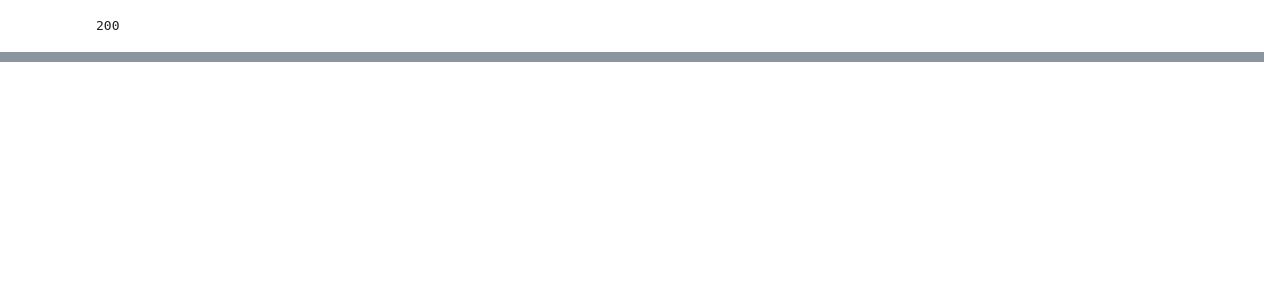
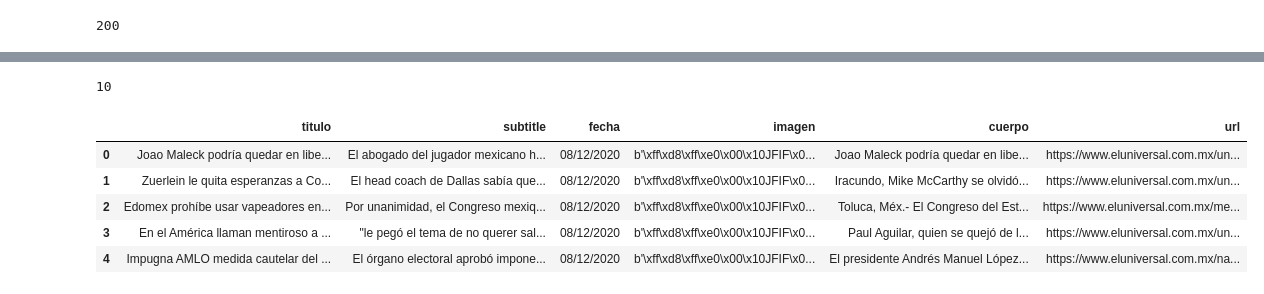
Before and after one commit to Vesino/Scraper-p12, a Jupyter notebook: Universal.ipynb, the cells around one changed output, grey strips where cells are left out. Drawn from its saved outputs; the diff is of its cells as text; code cells hidden in the pictures; blank space fills up the shorter version.

Commit message:
Terminado el scraper para el universal con información de las noticias en la secion MxM

```diff
--- a/Universal.ipynb
+++ b/Universal.ipynb
@@ -209,7 +216,7 @@ def obtener_info_nota(soup_nota):
         image_url = image.get('src')
         try:
             image_url_request = requests.get(image_url)
-            if image_url_request == 200:
+            if image_url_request.status_code == 200:
                 ret_dict['imagen'] = image_url_request.content
             else:
                 ret_dict['imagen'] = None
@@ -258,0 +291,5 @@ scrape_nota(url1_nota)
+# %%
+data = []
+for i, nota in enumerate(article_a_href):
+    print(f'Scrapeando la nota {i}/{len(article_a_href)}')
+    data.append(scrape_nota(nota))
@@ -258,0 +307,4 @@ scrape_nota(url1_nota)
+# %%
+len(data)
+# %% [output]
+10
@@ -258,0 +313,10 @@ scrape_nota(url1_nota)
+# %%
+df = pd.DataFrame(data)
+df.head()
+# %% [output]
+|  | titulo | subtitle | fecha | imagen | cuerpo | url |
+| 0 | Joao Maleck podría quedar en libe... | El abogado del jugador mexicano h... | 08/12/2020 | b'\xff\xd8\xff\xe0\x00\x10JFIF\x0... | Joao Maleck podría quedar en libe... | https://www.eluniversal.com.mx/un... |
+| 1 | Zuerlein le quita esperanzas a Co... | El head coach de Dallas sabía que... | 08/12/2020 | b'\xff\xd8\xff\xe0\x00\x10JFIF\x0... | Iracundo, Mike McCarthy se olvidó... | https://www.eluniversal.com.mx/un... |
+| 2 | Edomex prohíbe usar vapeadores en... | Por unanimidad, el Congreso mexiq... | 08/12/2020 | b'\xff\xd8\xff\xe0\x00\x10JFIF\x0... | Toluca, Méx.- El Congreso del Est... | https://www.eluniversal.com.mx/me... |
+| 3 | En el América llaman mentiroso a ... | "le pegó el tema de no querer sal... | 08/12/2020 | b'\xff\xd8\xff\xe0\x00\x10JFIF\x0... | Paul Aguilar, quien se quejó de l... | https://www.eluniversal.com.mx/un... |
+| 4 | Impugna AMLO medida cautelar del ... | El órgano electoral aprobó impone... | 08/12/2020 | b'\xff\xd8\xff\xe0\x00\x10JFIF\x0... | El presidente Andrés Manuel López... | https://www.eluniversal.com.mx/na... |
```
Also changed, not shown: parts of 16 cells of this notebook, 1 other file.
